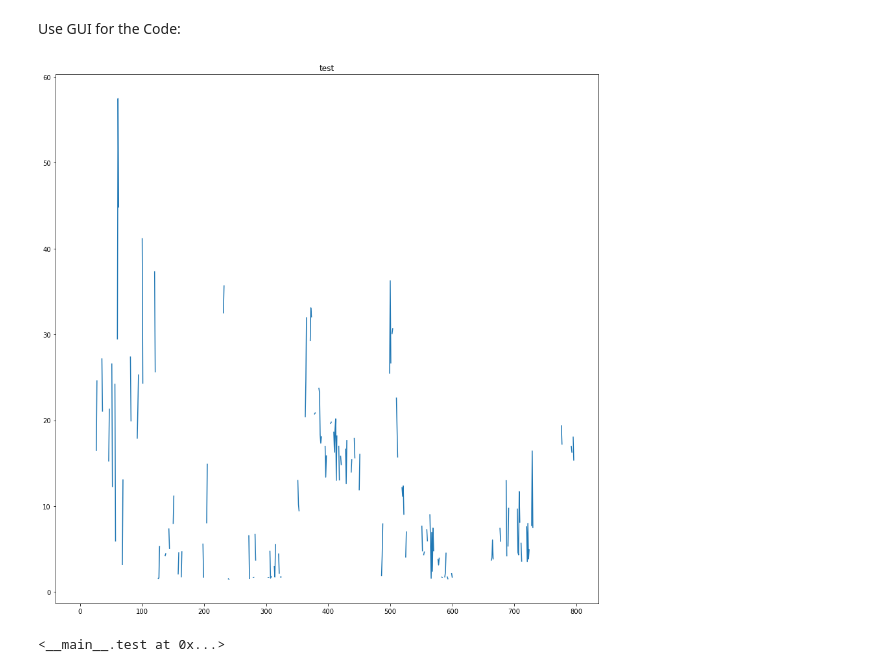
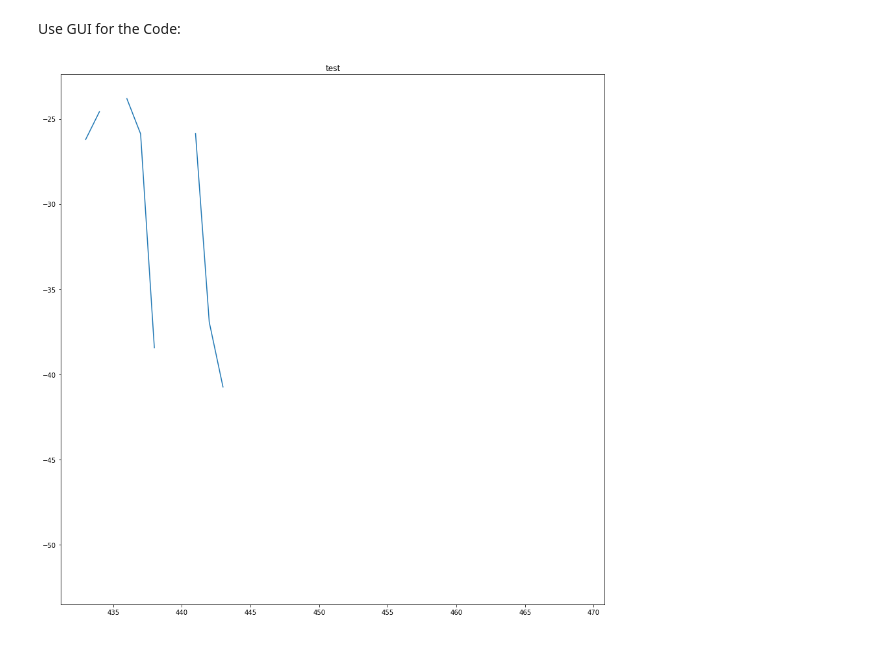
Before and after one commit to KonKob/Catwalk, a Jupyter notebook: Analysis.ipynb, the cells around one changed output. Drawn from its saved outputs; the diff is of its cells as text; code cells hidden in the pictures.

```diff
--- a/Analysis.ipynb
+++ b/Analysis.ipynb
@@ -85,7 +85,7 @@ class main:
 
     def get_maze_corners(self):
         #if top or bottom cam are used, this function creates the maze_corner annotation
-        if self.all_files_there & 1>2:
+        if self.all_files_there:
             main.l_maze_corners = [session.bc.mc for session in self.l_sessions]
             if gui.displayed == False:
                 display(gui.main_tab)
@@ -155,6 +155,7 @@ class main:
                   'mean_hind_stance': [],
                   'mean_fore_stance': [],
                      }
+
         main.d_data = self.d_data | d_data_cat
         main.col_in_master_df.extend([("angle_secondfinger_hindpawright_hindkneeright", ("angle_secondfinger_hindpawright_hindkneeright", "")),
                                       ("angle_secondfinger_hindpawleft_hindkneeleft", ("angle_secondfinger_hindpawleft_hindkneeleft", "")),
@@ -1297,27 +1263,22 @@ Use GUI for the Code:
 # %%
 gui.main_gui()
 # %%
-class test():
-    def __init__(self):
-        self.l_sessions = project.l_sessions
-        self.angle_over_session(self.l_sessions[0])
-
-    def angle_over_session(self, session):
-        plt.figure(figsize=(15,15), facecolor='white')
+def parameter_over_session():
+    session = project.l_sessions[0]
+    plt.figure(figsize=(15,15), facecolor='white')
 
 
-        plt.plot(session.master_df.index.values, session.master_df["hind_stance"].values)
+    plt.plot(session.master_df.index.values[430:470], session.master_df["angle_bodyaxis_ForePawRight"].values[430:470])
 
-        plt.ylim = (0)
-        plt.xlim = (0, 50)
-        plt.title("test")
-        plt.show()
-        plt.close()
+    plt.ylim = (0)
+    plt.xlim = (0, 50)
+    plt.title("test")
+    plt.show()
+    plt.close()
 
-test()
+parameter_over_session()
 # %% [output]
-[figure, old version]
+[figure, new version]
-<__main__.test at 0x...>
 # %%
 def show_frame_over_pawspeed(ind):
     fig = plt.figure(figsize=(18, 10))
```
Also changed, not shown: parts of 15 cells of this notebook.
